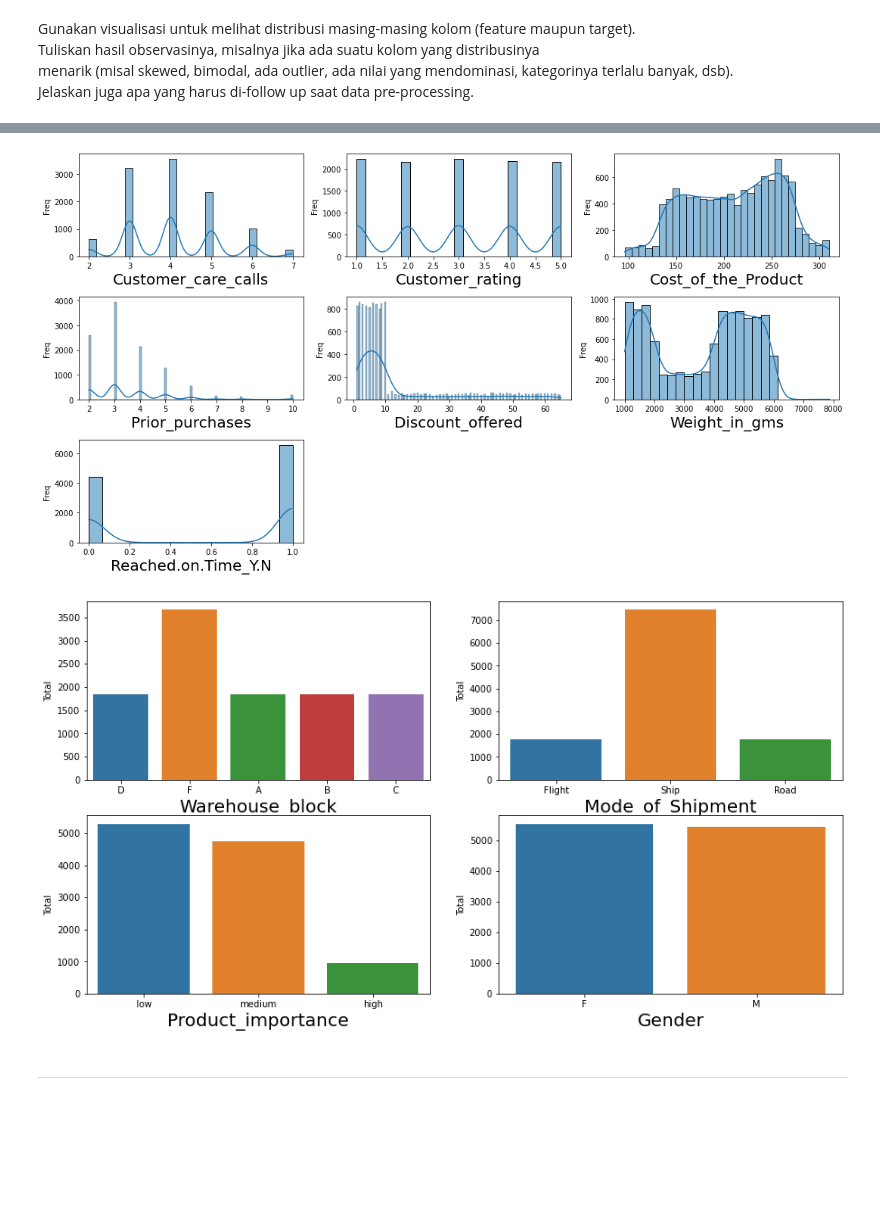
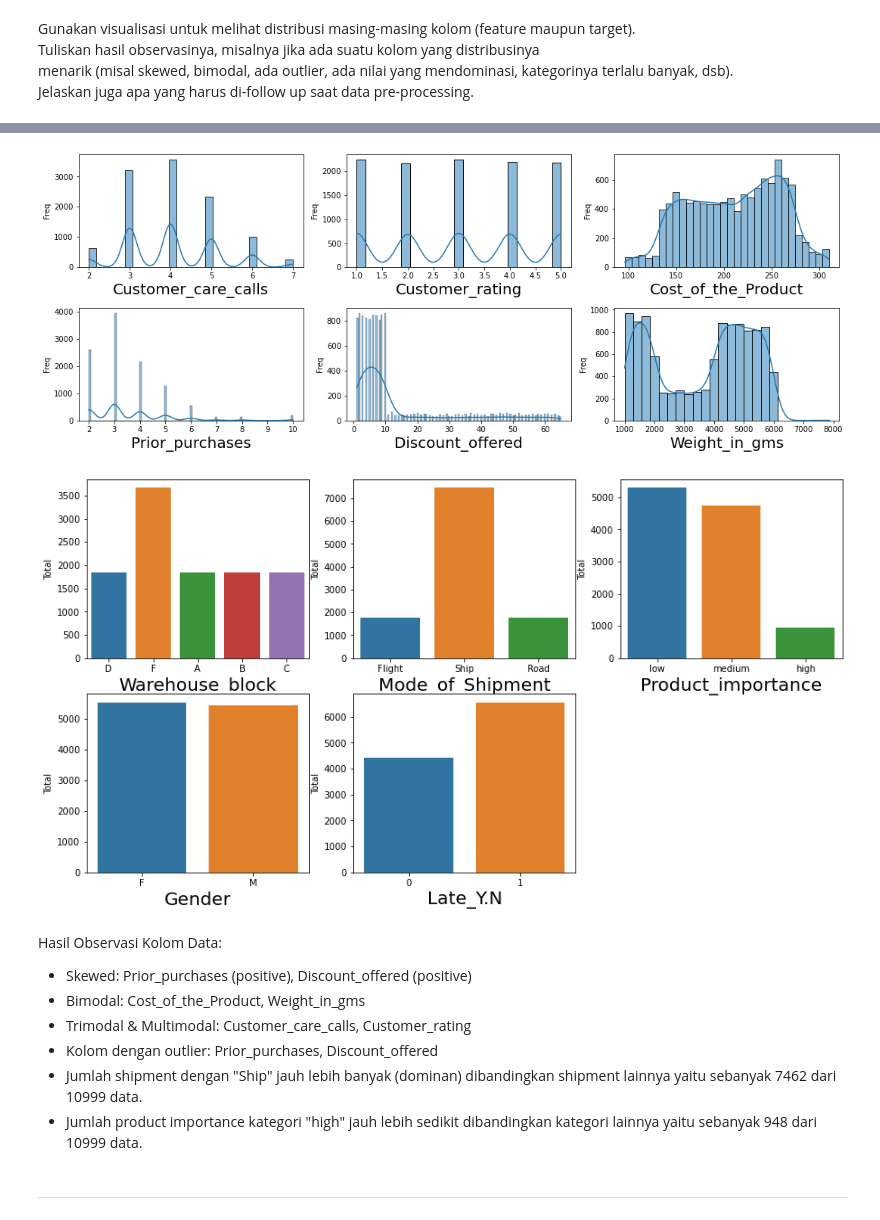
Before and after one commit to linautamin/Project-Ecommerce-Shipping, a Jupyter notebook: Stage 1 - Levamta.ipynb, the cells around one changed output, grey strips where cells are left out. Drawn from its saved outputs; the diff is of its cells as text; code cells hidden in the pictures; blank space fills up the shorter version.

```diff
--- a/Stage 1 - Levamta.ipynb
+++ b/Stage 1 - Levamta.ipynb
@@ -51,3 +51,6 @@ df.sample(3)
 - **Discount offered**: Discount offered on that specific product.<br>
 - **Weight in gms**: It is the weight in grams.<br>
 - **Reached on time**: It is the target variable, where 1 Indicates that the product has NOT reached on time and 0 indicates it has reached on time.
+# %%
+df=df.rename(columns=({'Reached.on.Time_Y.N': 'Late_Y.N'}))
+df.head()
@@ -54,3 +66,6 @@ df.sample(3)
+# %%
+df['ID'] = df['ID'].astype('object')
+df['Late_Y.N'] = df['Late_Y.N'].astype('object')
 # %%
 #melihat informasi
 df.info()
@@ -78,3 +93,6 @@ memory usage: 1.0+ MB
 - Dataset terdiri dari 10.999 baris dan 12 tabel.
 - Tidak ada variable yang memiliki missing value
 - Tipe data sudah sesuai beserta namanya
+# %%
+cats = ['Warehouse_block', 'Mode_of_Shipment', 'Product_importance', 'Gender','Late_Y.N']
+nums = ['Customer_care_calls', 'Customer_rating', 'Cost_of_the_Product', 'Prior_purchases' ,'Discount_offered', 'Weight_in_gms']
@@ -109,9 +135,6 @@ Gunakan visualisasi untuk melihat distribusi masing-masing kolom (feature maupun
 Tuliskan hasil observasinya, misalnya jika ada suatu kolom yang distribusinya <br>
 menarik (misal skewed, bimodal, ada outlier, ada nilai yang mendominasi, kategorinya terlalu banyak, dsb).<br>
 Jelaskan juga apa yang harus di-follow up saat data pre-processing.
-# %%
-cats = ['Warehouse_block', 'Mode_of_Shipment', 'Product_importance', 'Gender']
-nums = ['Customer_care_calls', 'Customer_rating', 'Cost_of_the_Product', 'Prior_purchases' ,'Discount_offered', 'Weight_in_gms', 'Reached.on.Time_Y.N']
 # %%
 #mengatur ukuran grafik
 from matplotlib import rcParams
@@ -135,19 +158,27 @@ for i in range(len(nums)):
     ax.set_ylabel("Freq", fontsize = 10)
 plt.tight_layout()
 # %% [output]
-[figure, old version]
+[figure, new version]
 # %%
 plt.figure(figsize=(15, 8))
 for i in range(len(cats)):
-    plt.subplot(len(cats)//2, 2, i+1)
+    plt.subplot(len(cats)//2, 3, i+1)
     ax = sns.countplot(
         x = df[cats[i]],
     )
     ax.set_xlabel(cats[i], fontsize = 20)
     ax.set_ylabel("Total", fontsize = 10)
 plt.show()
 # %% [output]
-[figure, old version]
+[figure, new version]
+# %% [markdown]
+Hasil Observasi Kolom Data:<br>
+- Skewed: Prior_purchases (positive), Discount_offered (positive)<br>
+- Bimodal: Cost_of_the_Product, Weight_in_gms<br>
+- Trimodal & Multimodal: Customer_care_calls, Customer_rating<br>
+- Kolom dengan outlier: Prior_purchases, Discount_offered
+- Jumlah shipment dengan "Ship" jauh lebih banyak (dominan) dibandingkan shipment lainnya yaitu sebanyak 7462 dari 10999 data.
+- Jumlah product importance kategori "high" jauh lebih sedikit dibandingkan kategori lainnya yaitu sebanyak 948 dari 10999 data.
 # %% [markdown]
 ---
 # %% [markdown]
```
Also changed, not shown: parts of 19 cells of this notebook.
